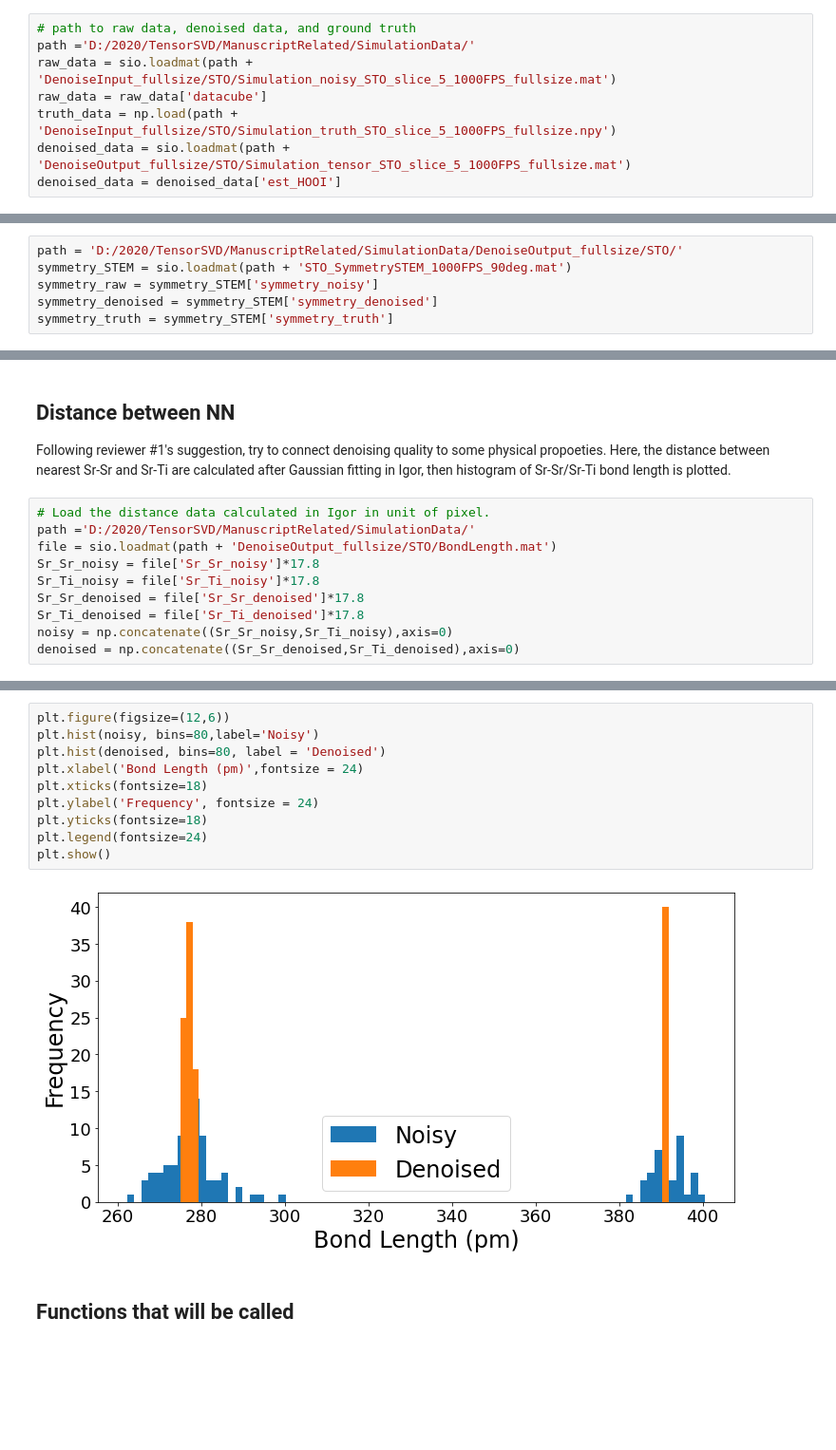
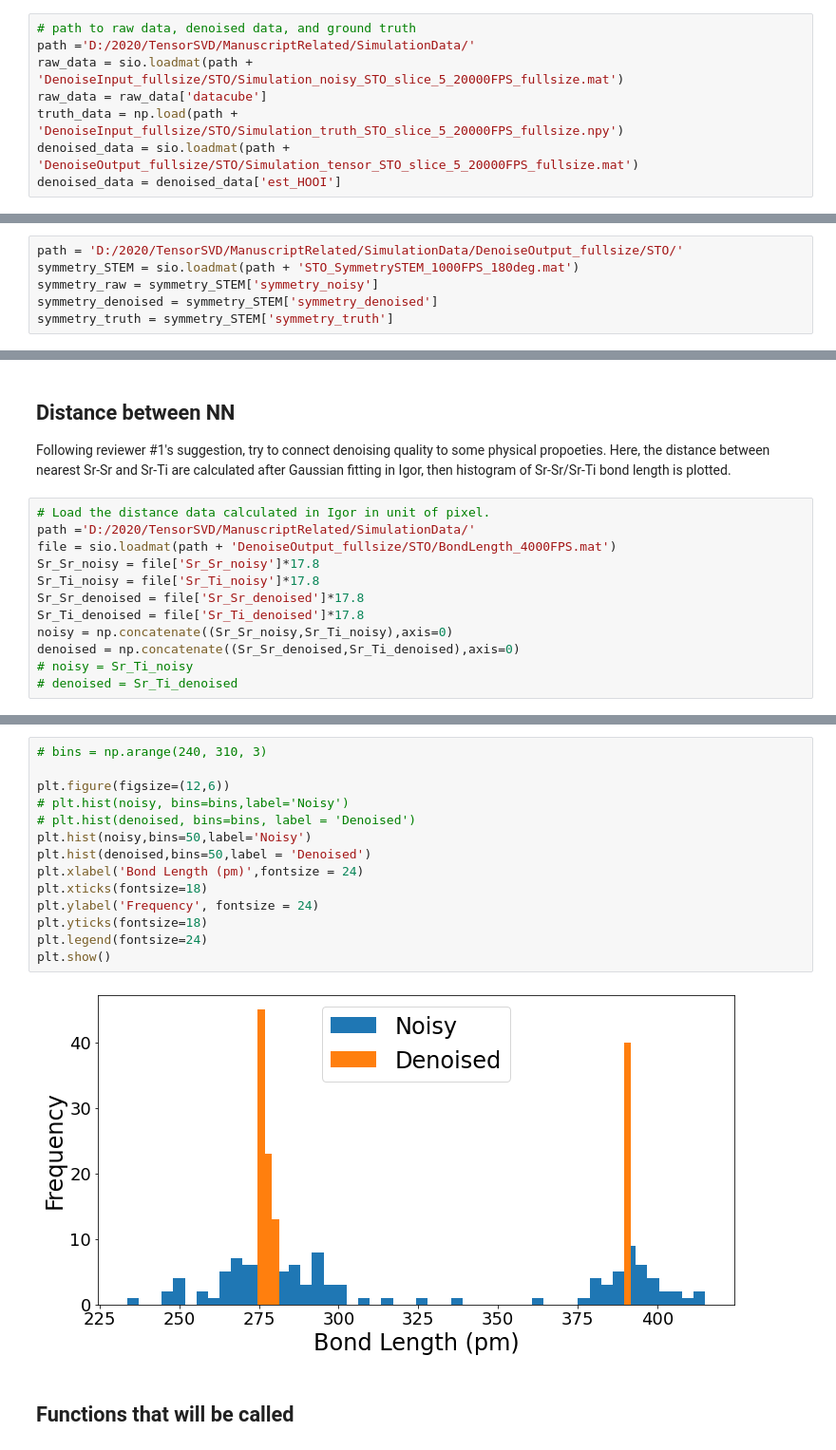
Before and after one commit to CY-Zhang/TensorSVDpaper, a Jupyter notebook: ResultProcessing/VisulizeResult_STOsim.ipynb, the cells around one changed output, grey strips where cells are left out. Shown at 95% size. Drawn from its saved outputs; the diff is of its cells as text; blank space fills up the shorter version.

```diff
--- a/ResultProcessing/VisulizeResult_STOsim.ipynb
+++ b/ResultProcessing/VisulizeResult_STOsim.ipynb
@@ -10,10 +10,10 @@ import scipy.misc
 # %%
 # path to raw data, denoised data, and ground truth
 path ='D:/2020/TensorSVD/ManuscriptRelated/SimulationData/'
-raw_data = sio.loadmat(path + 'DenoiseInput_fullsize/STO/Simulation_noisy_STO_slice_5_1000FPS_fullsize.mat')
+raw_data = sio.loadmat(path + 'DenoiseInput_fullsize/STO/Simulation_noisy_STO_slice_5_20000FPS_fullsize.mat')
 raw_data = raw_data['datacube']
-truth_data = np.load(path + 'DenoiseInput_fullsize/STO/Simulation_truth_STO_slice_5_1000FPS_fullsize.npy')
-denoised_data = sio.loadmat(path + 'DenoiseOutput_fullsize/STO/Simulation_tensor_STO_slice_5_1000FPS_fullsize.mat')
+truth_data = np.load(path + 'DenoiseInput_fullsize/STO/Simulation_truth_STO_slice_5_20000FPS_fullsize.npy')
+denoised_data = sio.loadmat(path + 'DenoiseOutput_fullsize/STO/Simulation_tensor_STO_slice_5_20000FPS_fullsize.mat')
 denoised_data = denoised_data['est_HOOI']
 # %%
 print(denoised_data.shape)
@@ -480,7 +472,7 @@ fig.savefig('/srv/home/chenyu/TensorDenoise/Simulatons/STO_simulation/STO_sim_sc
 ## Symmetry STEM
 # %%
 path = 'D:/2020/TensorSVD/ManuscriptRelated/SimulationData/DenoiseOutput_fullsize/STO/'
-symmetry_STEM = sio.loadmat(path + 'STO_SymmetrySTEM_1000FPS_90deg.mat')
+symmetry_STEM = sio.loadmat(path + 'STO_SymmetrySTEM_1000FPS_180deg.mat')
 symmetry_raw = symmetry_STEM['symmetry_noisy']
 symmetry_denoised = symmetry_STEM['symmetry_denoised']
 symmetry_truth = symmetry_STEM['symmetry_truth']
@@ -530,10 +528,12 @@ Following reviewer #1's suggestion, try to connect denoising quality to some phy
 # %%
 # Load the distance data calculated in Igor in unit of pixel.
 path ='D:/2020/TensorSVD/ManuscriptRelated/SimulationData/'
-file = sio.loadmat(path + 'DenoiseOutput_fullsize/STO/BondLength.mat')
+file = sio.loadmat(path + 'DenoiseOutput_fullsize/STO/BondLength_4000FPS.mat')
 Sr_Sr_noisy = file['Sr_Sr_noisy']*17.8
 Sr_Ti_noisy = file['Sr_Ti_noisy']*17.8
 Sr_Sr_denoised = file['Sr_Sr_denoised']*17.8
 Sr_Ti_denoised = file['Sr_Ti_denoised']*17.8
 noisy = np.concatenate((Sr_Sr_noisy,Sr_Ti_noisy),axis=0)
 denoised = np.concatenate((Sr_Sr_denoised,Sr_Ti_denoised),axis=0)
+# noisy = Sr_Ti_noisy
+# denoised = Sr_Ti_denoised
@@ -544,15 +548,19 @@ np.std(Sr_Ti_noisy)
 # %%
+# bins = np.arange(240, 310, 3)
+
 plt.figure(figsize=(12,6))
-plt.hist(noisy, bins=80,label='Noisy')
-plt.hist(denoised, bins=80, label = 'Denoised')
+# plt.hist(noisy, bins=bins,label='Noisy')
+# plt.hist(denoised, bins=bins, label = 'Denoised')
+plt.hist(noisy,bins=50,label='Noisy')
+plt.hist(denoised,bins=50,label = 'Denoised')
 plt.xlabel('Bond Length (pm)',fontsize = 24)
 plt.xticks(fontsize=18)
 plt.ylabel('Frequency', fontsize = 24)
 plt.yticks(fontsize=18)
 plt.legend(fontsize=24)
 plt.show()
 # %% [output]
-[figure, old version]
+[figure, new version]
 # %% [markdown]
 ## Functions that will be called
 # %%
```
Also changed, not shown: parts of 9 cells of this notebook, 1 other file.
